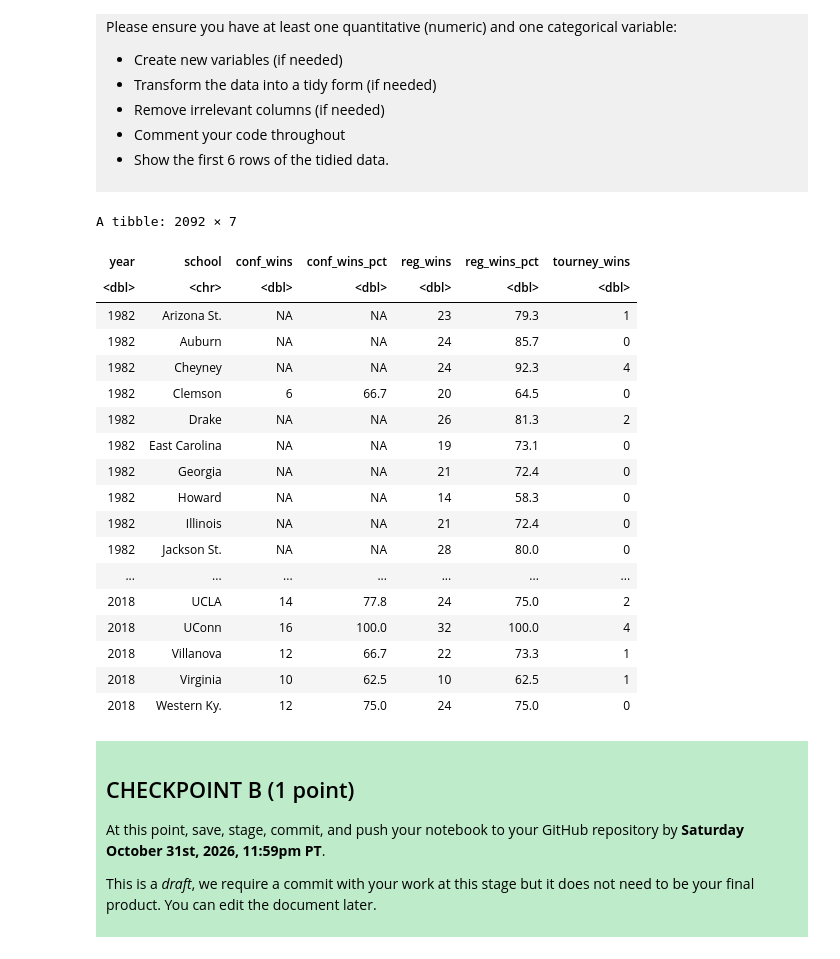
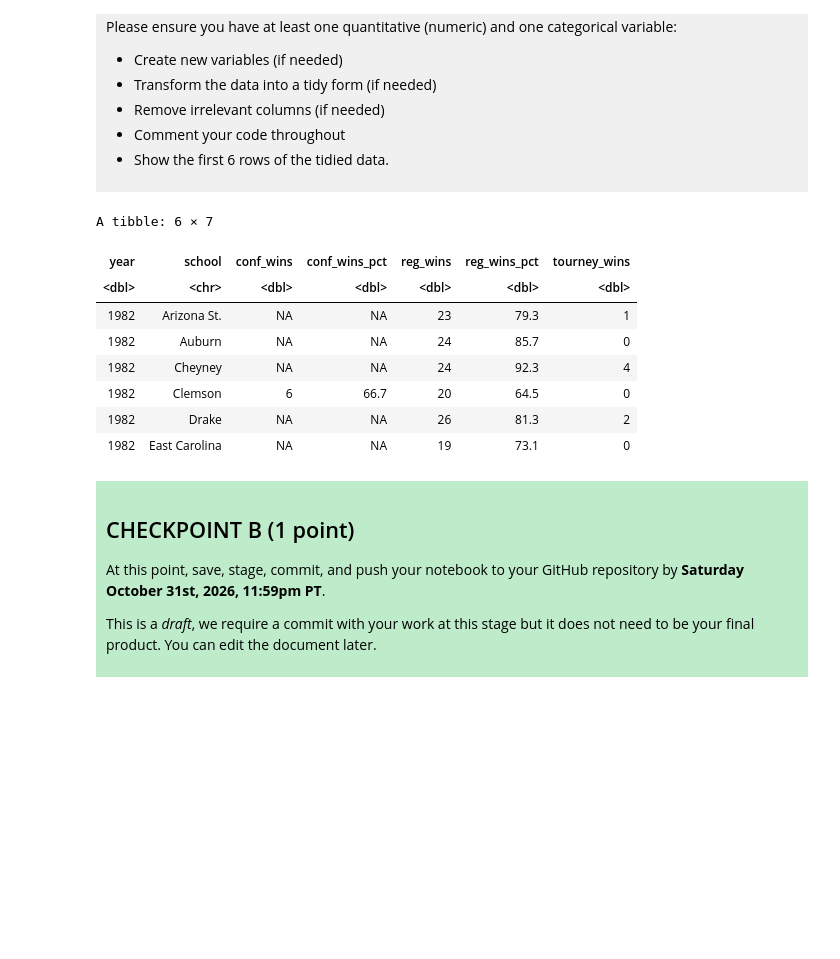
Before and after one commit to tanyarandhawa178-jpg/dsci-100-project-tanya-randhawa, a Jupyter notebook: dsci-100-project-notebook.ipynb, the cells around one changed output. Saved outputs shown, nothing was run; the diff lists cells and outputs as text; code cells hidden in the pictures; blank space fills up the shorter version.

Commit message:
Part 3 edited for first 6 rows
Used head function to show only first 6 rows of tidied data

```diff
--- a/dsci-100-project-notebook.ipynb
+++ b/dsci-100-project-notebook.ipynb
@@ -216,29 +216,19 @@ Produce a tidy data set that could be used to answer your research question usin
 # %%
 ncaa_tidy_data <- ncaa_data |>
     select(year, school, conf_wins, conf_wins_pct,
            reg_wins, reg_wins_pct, tourney_wins)
 
-ncaa_tidy_data
+head(ncaa_tidy_data)
 # %% [output]
-A tibble: 2092 × 7
+A tibble: 6 × 7
 | year | school | conf_wins | conf_wins_pct | reg_wins | reg_wins_pct | tourney_wins |
 | <dbl> | <chr> | <dbl> | <dbl> | <dbl> | <dbl> | <dbl> |
 | 1982 | Arizona St. | NA | NA | 23 | 79.3 | 1 |
 | 1982 | Auburn | NA | NA | 24 | 85.7 | 0 |
 | 1982 | Cheyney | NA | NA | 24 | 92.3 | 4 |
 | 1982 | Clemson | 6 | 66.7 | 20 | 64.5 | 0 |
 | 1982 | Drake | NA | NA | 26 | 81.3 | 2 |
 | 1982 | East Carolina | NA | NA | 19 | 73.1 | 0 |
-| 1982 | Georgia | NA | NA | 21 | 72.4 | 0 |
-| 1982 | Howard | NA | NA | 14 | 58.3 | 0 |
-| 1982 | Illinois | NA | NA | 21 | 72.4 | 0 |
-| 1982 | Jackson St. | NA | NA | 28 | 80.0 | 0 |
-| ... | ... | ... | ... | ... | ... | ... |
-| 2018 | UCLA | 14 | 77.8 | 24 | 75.0 | 2 |
-| 2018 | UConn | 16 | 100.0 | 32 | 100.0 | 4 |
-| 2018 | Villanova | 12 | 66.7 | 22 | 73.3 | 1 |
-| 2018 | Virginia | 10 | 62.5 | 10 | 62.5 | 1 |
-| 2018 | Western Ky. | 12 | 75.0 | 24 | 75.0 | 0 |
 # %% [markdown]
 <div style="background-color: #beebca; padding: 10px;">
 
```
